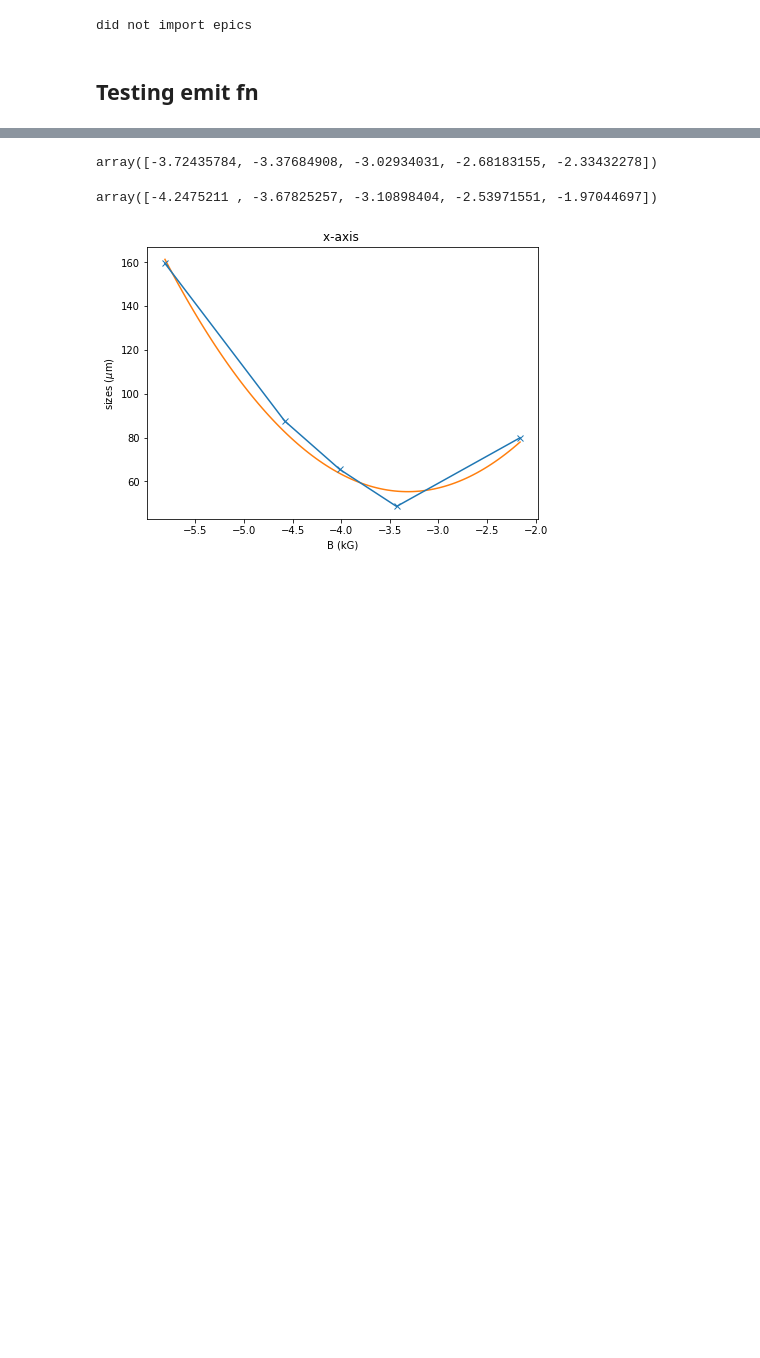
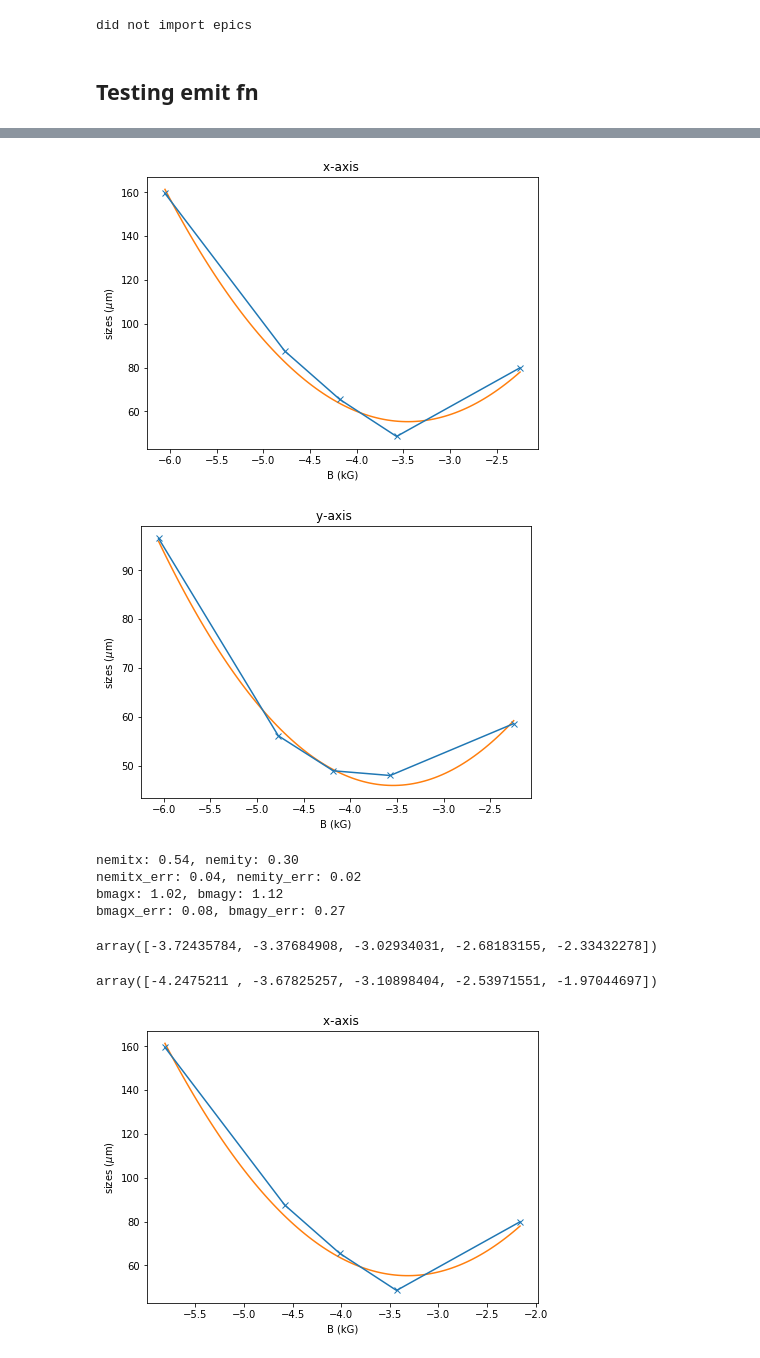
Before and after one commit to slaclab/lcls_emit, a Jupyter notebook: test_emit.ipynb, the cells around one changed output, grey strips where cells are left out. Saved outputs shown, nothing was run; the diff lists cells and outputs as text; code cells hidden in the pictures; blank space fills up the shorter version.

```diff
--- a/test_emit.ipynb
+++ b/test_emit.ipynb
@@ -23,3 +23,18 @@ bmagx_err: 0.64, bmagy_err: 0.48
+# %%
+quad_list = [-5.38210006, -4.24154984, -3.71824052, -3.17573903, -1.99949716]
+xrms = [1.59568569e-04, 8.75908038e-05, 6.55396626e-05, 4.85704395e-05, 7.99284069e-05]
+yrms =[9.65669677e-05, 5.61440470e-05, 4.89721770e-05, 4.80127438e-05, 5.86293035e-05]
+xrms_err = np.array([0, 0, 0,0,0,0])
+yrms_err = np.array([0, 0, 0,0,0,0])
+energy =0.120
+emittance = get_normemit(energy, quad_list, quad_list, xrms, yrms, adapt_ranges=False, num_points=len(quad_list), show_plots=True)
+# %% [output]
+[figure, added]
+[figure, added]
+nemitx: 0.54, nemity: 0.30
+nemitx_err: 0.04, nemity_err: 0.02
+bmagx: 1.02, bmagy: 1.12
+bmagx_err: 0.08, bmagy_err: 0.27
 # %%
 adapt_range(quad_list, np.array(xrms),'x', fit_coefs=None,num_points=5, save_plot=False, show_plots=True)
 # %% [output]
```
Also changed, not shown: parts of 1 cell of this notebook, 10 other files.
